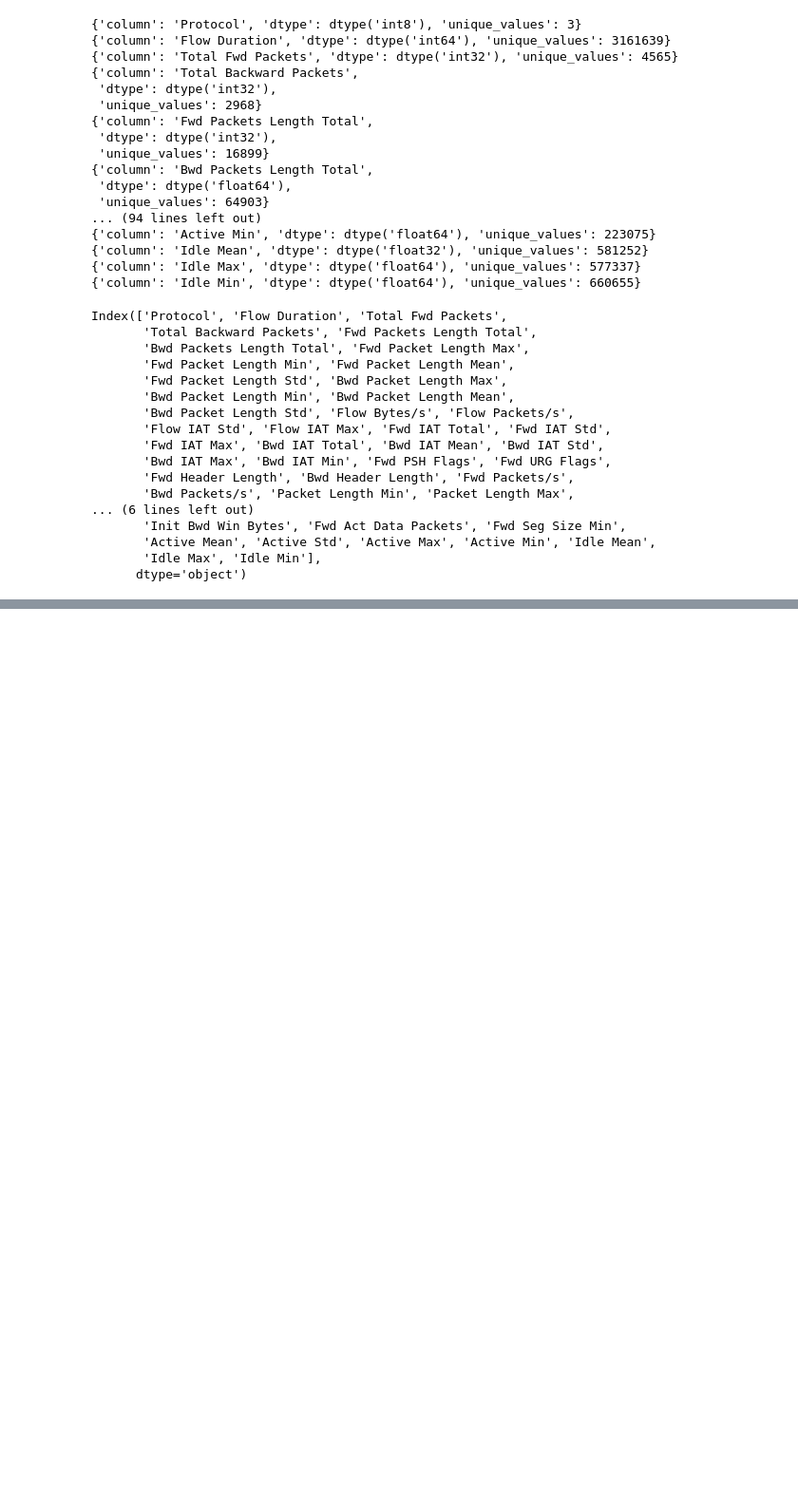
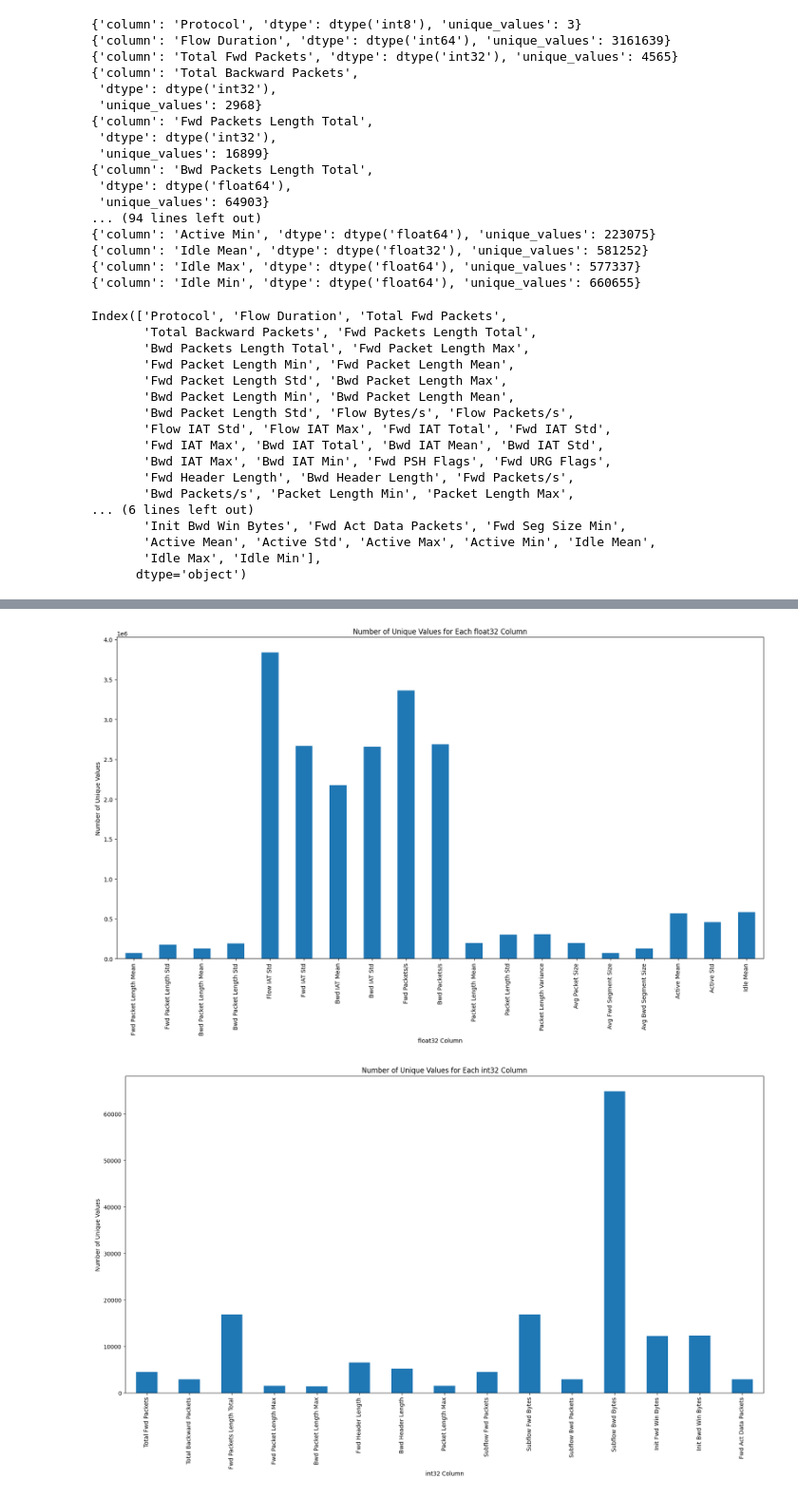
Before and after one commit to druvdub/3yp, a Jupyter notebook: notebooks/1.0-csnn.ipynb, the cells around one changed output, grey strips where cells are left out. Shown at 95% size. Cells and saved outputs as stored; diff of their text form; code cells hidden in the pictures; blank space fills up the shorter version.

```diff
--- a/notebooks/1.0-csnn.ipynb
+++ b/notebooks/1.0-csnn.ipynb
@@ -216,0 +282,6 @@ Index(['Protocol', 'Flow Duration', 'Total Fwd Packets',
+# %%
+# plot multiple graphs using dtypes
+# get the number of columns for each dtype
+dtype_counts = X_selected_features.dtypes.value_counts()
+
+dtype_counts
@@ -216,0 +296,12 @@ Index(['Protocol', 'Flow Duration', 'Total Fwd Packets',
+# %%
+# plot graphs for each dtype
+for dtype in dtype_counts.index:
+    plt.figure(figsize=(20, 10))
+    X_selected_features.select_dtypes(include=dtype).nunique().plot(kind="bar")
+    plt.title(f"Number of Unique Values for Each {dtype} Column")
+    plt.xlabel(f"{dtype} Column")
+    plt.ylabel("Number of Unique Values")
+    plt.show()
+# %% [output]
+[figure, added]
+[figure, added]
```
Also changed, not shown: parts of 63 cells of this notebook, 1 other file.
